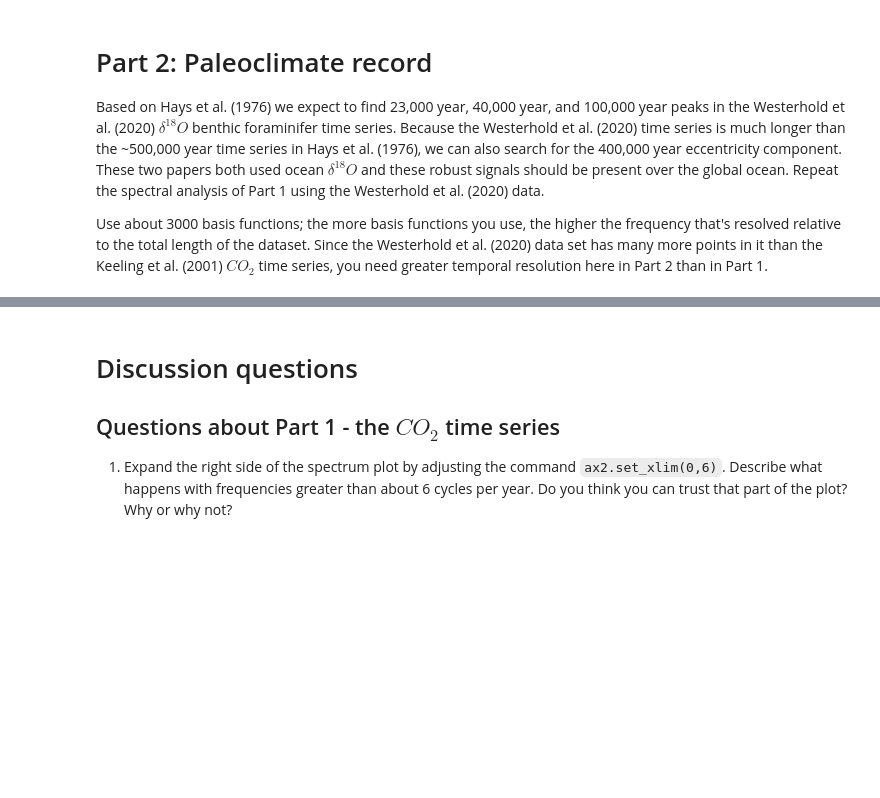
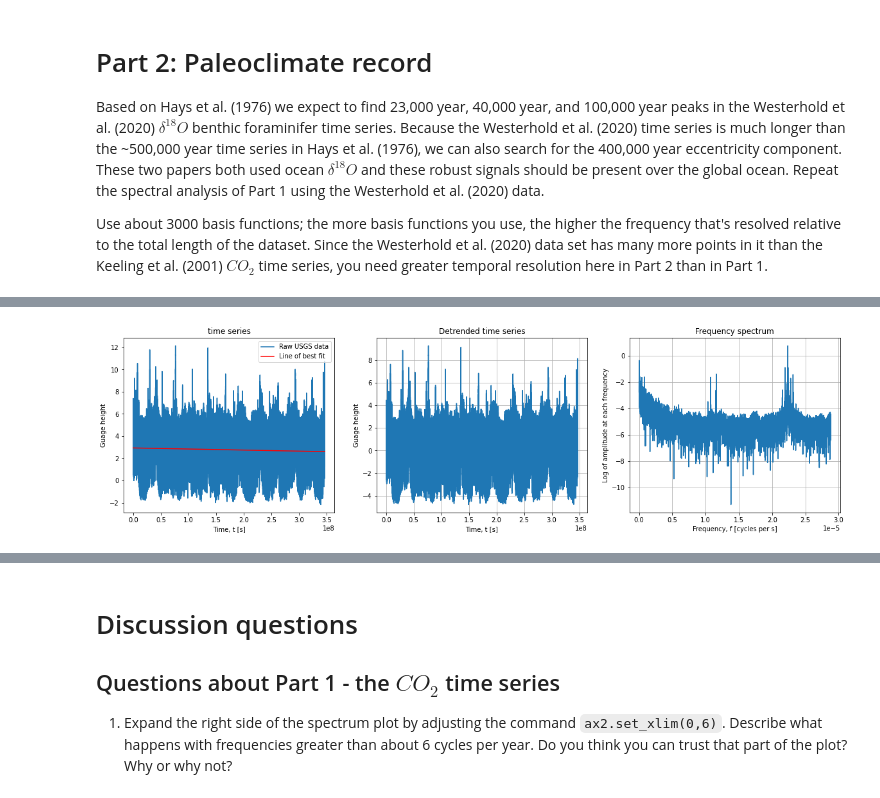
Before and after one commit to Bowdoin-EOS2585-F20/LAB09-glacial-spectrum, a Jupyter notebook: LAB09-glacial-spectrum_SOLUTIONS.ipynb, the cells around one changed output, grey strips where cells are left out. Drawn from its saved outputs; the diff is of its cells as text; code cells hidden in the pictures; blank space fills up the shorter version.

```diff
--- a/LAB09-glacial-spectrum_SOLUTIONS.ipynb
+++ b/LAB09-glacial-spectrum_SOLUTIONS.ipynb
@@ -276,0 +316,30 @@ ax.plot(f,np.log(np.sqrt(a**2+b**2)))
+# %%
+# Example code for USGS stream guage data
+slope,intercept = find_slope_intercept(usgs_time,usgs_data)
+usgs_detrend = usgs_data - usgs_time*slope - intercept
+f,w,a,b =  ft(usgs_time,usgs_detrend,10000)
+
+fig, (ax0, ax1, ax2) = plt.subplots(1,3,figsize=(20,5))
+ax0.plot(usgs_time,usgs_data)
+ax0.plot(usgs_time,usgs_time*slope+intercept,'red')
+ax0.legend(("Raw USGS data","Line of best fit"))
+ax0.set(
+    title="time series",
+    xlabel="Time, t [s]",
+    ylabel="Guage height")
+
+ax1.plot(usgs_time,usgs_detrend)
+ax1.set(
+    title="Detrended time series",
+    xlabel="Time, t [s]",
+    ylabel="Guage height")
+ax1.grid()
+
+ax2.plot(f,np.log(np.sqrt(a**2+b**2)))
+ax2.set(
+    title="Frequency spectrum",
+    xlabel="Frequency, f [cycles per s]",
+    ylabel="Log of amplitude at each frequency")
+ax2.grid()
+# %% [output]
+[figure, added]
```
Also changed, not shown: parts of 6 cells of this notebook, 2 other files.
